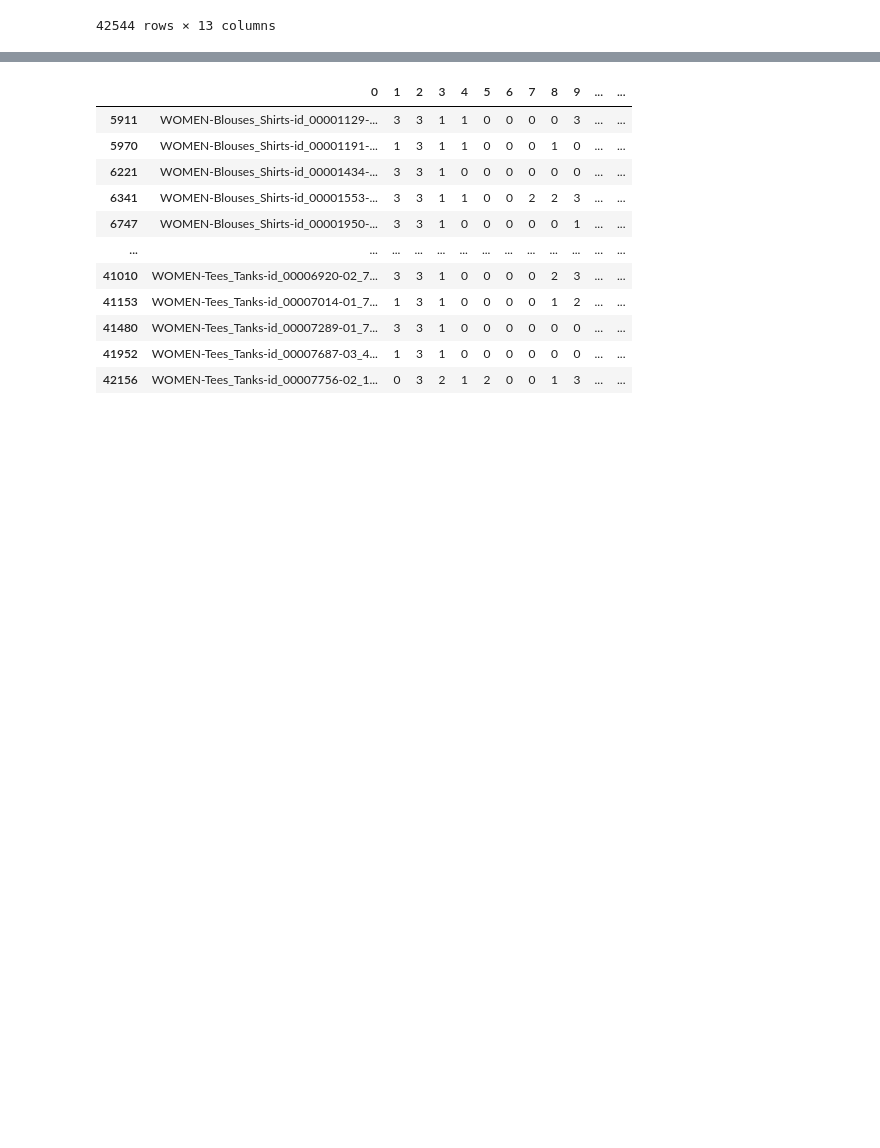
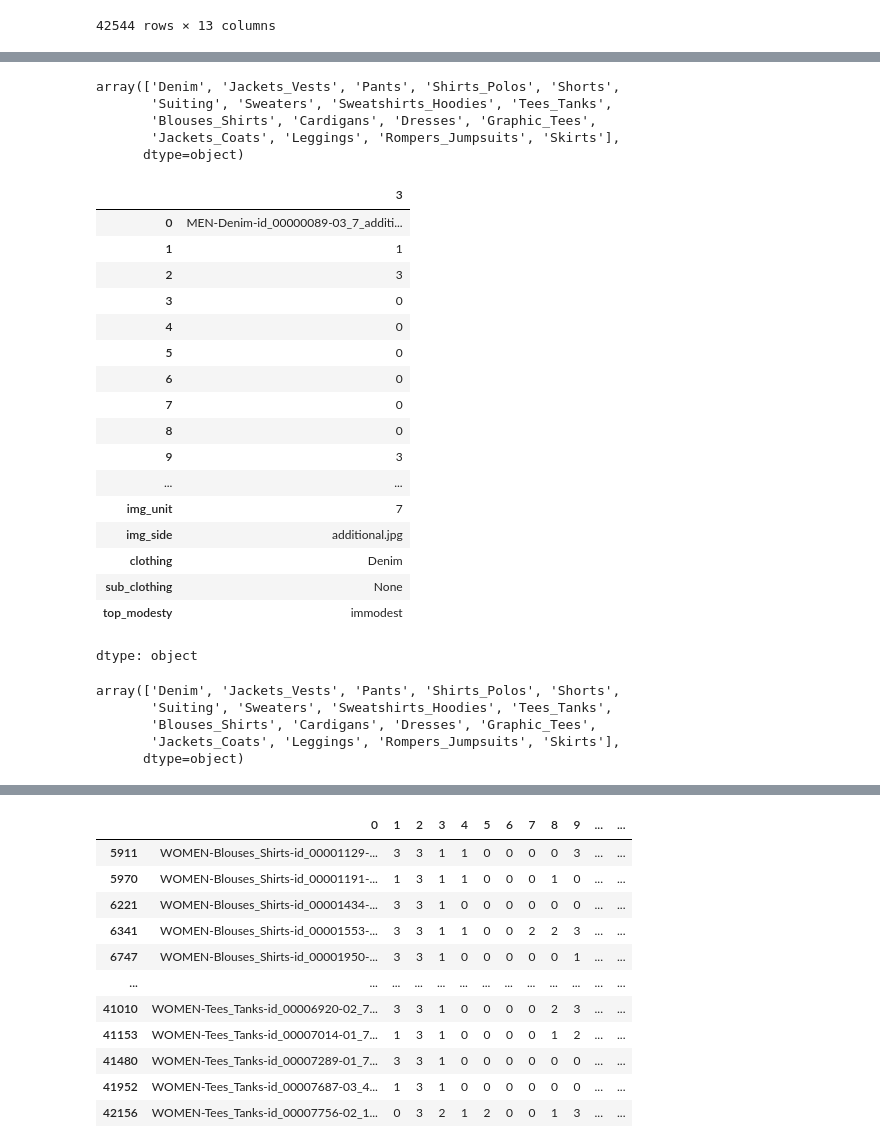
Before and after one commit to SaliElloh/modesty-project, a Jupyter notebook: modesty_data.ipynb, the cells around one changed output, grey strips where cells are left out. Drawn from its saved outputs; the diff is of its cells as text; code cells hidden in the pictures; blank space fills up the shorter version.

```diff
--- a/modesty_data.ipynb
+++ b/modesty_data.ipynb
@@ -195,4 +196,41 @@ import shutil
 #     print(f"Copied '{image_filename}' to '{women_modest_tops_dir}'")
 #   else:
 #     print(f"Image file not found: {source_path}")
+# %%
+shape_labels['Clothing'].unique()
+# %% [output]
+array(['Denim', 'Jackets_Vests', 'Pants', 'Shirts_Polos', 'Shorts',
+       'Suiting', 'Sweaters', 'Sweatshirts_Hoodies', 'Tees_Tanks',
+       'Blouses_Shirts', 'Cardigans', 'Dresses', 'Graphic_Tees',
+       'Jackets_Coats', 'Leggings', 'Rompers_Jumpsuits', 'Skirts'],
+      dtype=object)
+# %%
+shape_labels.loc[3]
+# %% [output]
+|  | 3 |
+| 0 | MEN-Denim-id_00000089-03_7_additi... |
+| 1 | 1 |
+| 2 | 3 |
+| 3 | 0 |
+| 4 | 0 |
+| 5 | 0 |
+| 6 | 0 |
+| 7 | 0 |
+| 8 | 0 |
+| 9 | 3 |
+| ... | ... |
+| img_unit | 7 |
+| img_side | additional.jpg |
+| clothing | Denim |
+| sub_clothing | None |
+| top_modesty | immodest |
+dtype: object
+# %%
+shape_labels['Clothing'].unique()
+# %% [output]
+array(['Denim', 'Jackets_Vests', 'Pants', 'Shirts_Polos', 'Shorts',
+       'Suiting', 'Sweaters', 'Sweatshirts_Hoodies', 'Tees_Tanks',
+       'Blouses_Shirts', 'Cardigans', 'Dresses', 'Graphic_Tees',
+       'Jackets_Coats', 'Leggings', 'Rompers_Jumpsuits', 'Skirts'],
+      dtype=object)
 # %%
```
Also changed, not shown: parts of 7 cells of this notebook.
